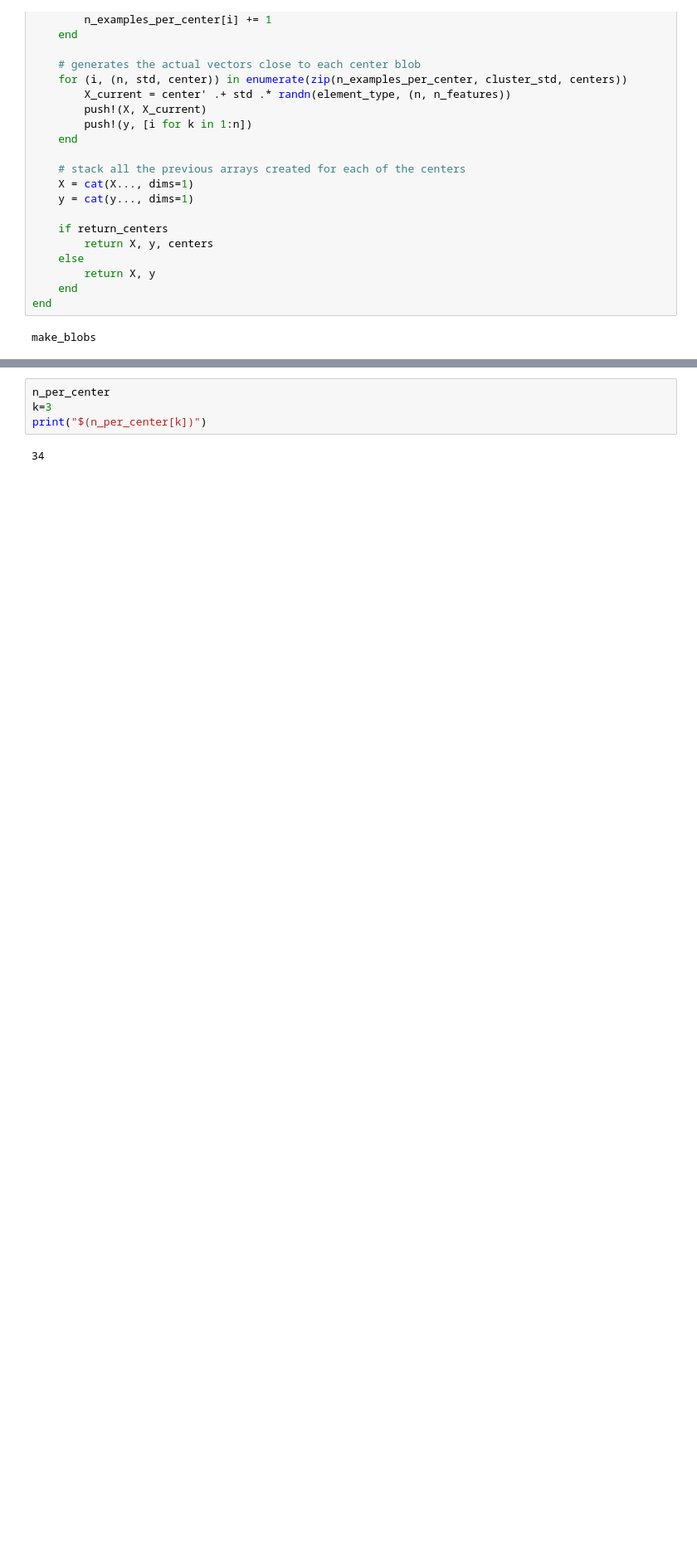
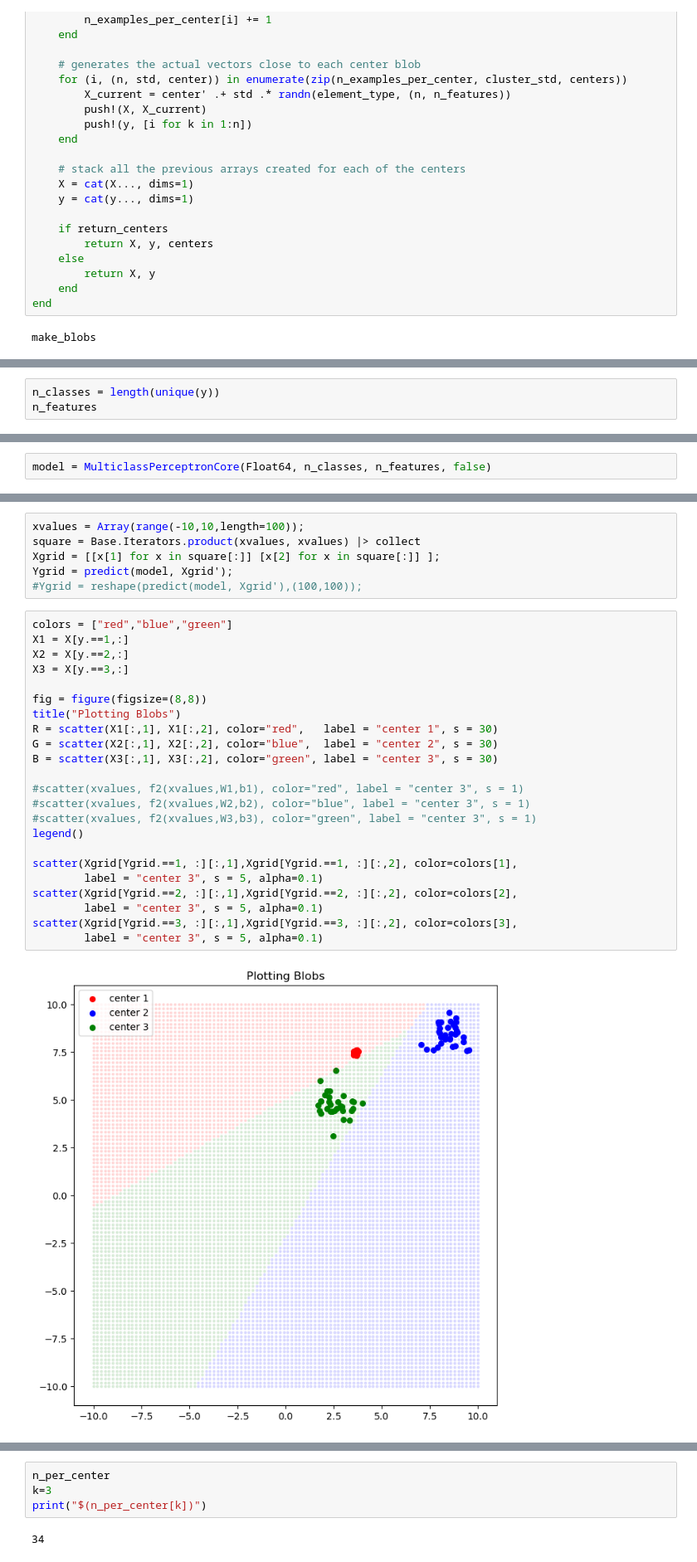
Before and after one commit to davidbp/MulticlassPerceptron.jl, a Jupyter notebook: notebooks/learning_tests.ipynb, the cells around one changed output, grey strips where cells are left out. Shown: that part at 83% size. Cells and saved outputs as stored; diff of their text form; blank space fills up the shorter version.

```diff
--- a/notebooks/learning_tests.ipynb
+++ b/notebooks/learning_tests.ipynb
@@ -146,0 +150,3 @@ PyObject <matplotlib.legend.Legend object at 0x...>
+# %%
+n_classes = length(unique(y))
+n_features
@@ -146,0 +155,2 @@ PyObject <matplotlib.legend.Legend object at 0x...>
+# %%
+model = MulticlassPerceptronCore(Float64, n_classes, n_features, false)
@@ -146,0 +206,31 @@ PyObject <matplotlib.legend.Legend object at 0x...>
+# %%
+xvalues = Array(range(-10,10,length=100));
+square = Base.Iterators.product(xvalues, xvalues) |> collect
+Xgrid = [[x[1] for x in square[:]] [x[2] for x in square[:]] ];
+Ygrid = predict(model, Xgrid');
+#Ygrid = reshape(predict(model, Xgrid'),(100,100));
+# %%
+colors = ["red","blue","green"]
+X1 = X[y.==1,:]
+X2 = X[y.==2,:]
+X3 = X[y.==3,:]
+
+fig = figure(figsize=(8,8))
+title("Plotting Blobs")
+R = scatter(X1[:,1], X1[:,2], color="red",   label = "center 1", s = 30)
+G = scatter(X2[:,1], X2[:,2], color="blue",  label = "center 2", s = 30)
+B = scatter(X3[:,1], X3[:,2], color="green", label = "center 3", s = 30)
+
+#scatter(xvalues, f2(xvalues,W1,b1), color="red", label = "center 3", s = 1)
+#scatter(xvalues, f2(xvalues,W2,b2), color="blue", label = "center 3", s = 1)
+#scatter(xvalues, f2(xvalues,W3,b3), color="green", label = "center 3", s = 1)
+legend()
+
+scatter(Xgrid[Ygrid.==1, :][:,1],Xgrid[Ygrid.==1, :][:,2], color=colors[1],
+        label = "center 3", s = 5, alpha=0.1)
+scatter(Xgrid[Ygrid.==2, :][:,1],Xgrid[Ygrid.==2, :][:,2], color=colors[2],
+        label = "center 3", s = 5, alpha=0.1)
+scatter(Xgrid[Ygrid.==3, :][:,1],Xgrid[Ygrid.==3, :][:,2], color=colors[3],
+        label = "center 3", s = 5, alpha=0.1)
+# %% [output]
+[figure, added]
```
Also changed, not shown: parts of 20 cells of this notebook, 10 other files.
